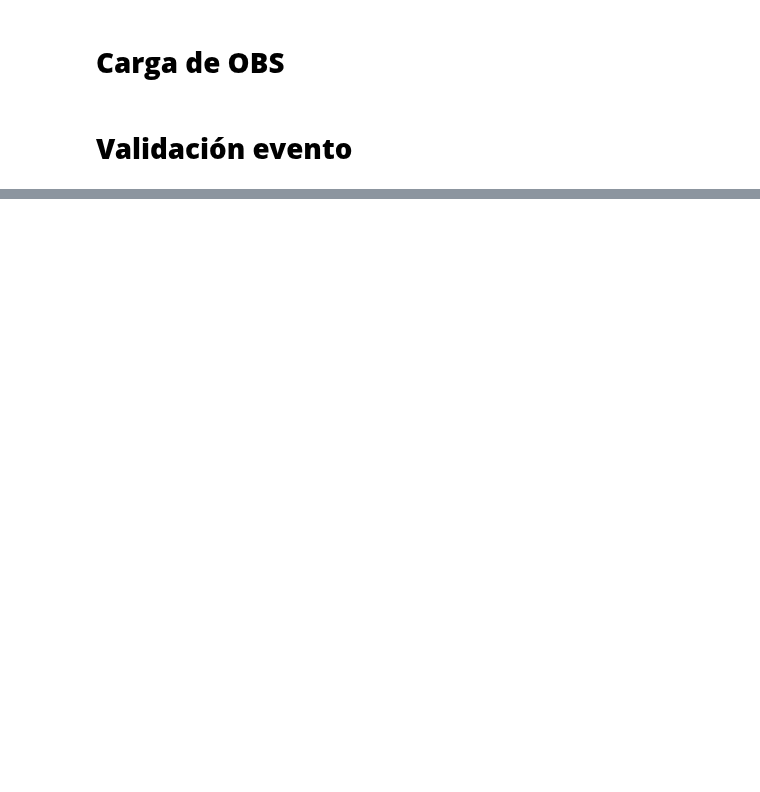
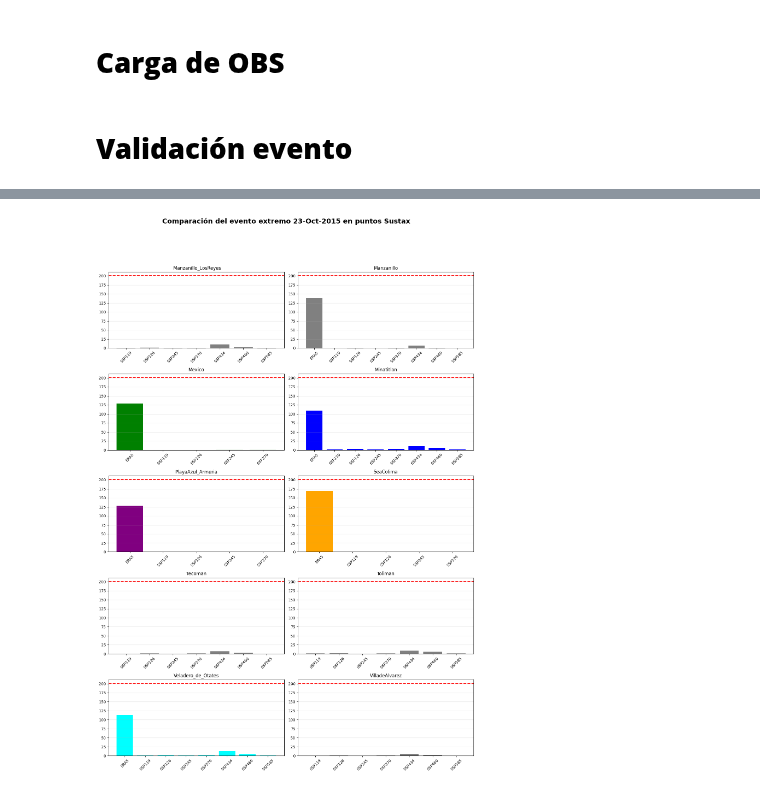
Before and after one commit to RenteriaRaul/Doctorado-DCAG, a Jupyter notebook: notebooks/sustax/03_sustax_event_analysis_2015.ipynb, the cells around one changed output, grey strips where cells are left out. Drawn from its saved outputs; the diff is of its cells as text; code cells hidden in the pictures; blank space fills up the shorter version.

```diff
--- a/notebooks/sustax/03_sustax_event_analysis_2015.ipynb
+++ b/notebooks/sustax/03_sustax_event_analysis_2015.ipynb
@@ -99,0 +212,55 @@ display(df_validation.head())
+# %%
+import math
+
+n = len(points)
+cols = 2
+rows = math.ceil(n / cols)
+
+fig, axes = plt.subplots(rows, cols, figsize=(14, rows*4))
+
+axes = axes.flatten()
+
+for i, point in enumerate(points):
+
+    ax = axes[i]
+
+    df_plot = df_event_scenarios[df_event_scenarios["sustax_total"] == point].copy()
+
+    df_plot = (
+        df_plot.set_index("scenario")
+        .reindex(scenario_order)
+        .reset_index()
+    )
+
+    scenarios = df_plot["scenario"]
+    values = df_plot["event_value_mm"]
+
+    color = color_map.get(point, "gray")
+
+    ax.bar(scenarios, values, color=color)
+
+    ax.axhline(obs_value, color="red", linestyle="--", linewidth=2)
+
+    titulo = point.replace("Sustax_", "").replace("Total", "")
+    ax.set_title(titulo)
+
+    ax.tick_params(axis="x", rotation=45)
+    ax.grid(axis="y", alpha=0.3)
+
+# quitar ejes vacíos si sobran
+for j in range(i+1, len(axes)):
+    fig.delaxes(axes[j])
+
+fig.suptitle(
+    "Comparación del evento extremo 23-Oct-2015 en puntos Sustax",
+    fontsize=18,
+    fontweight="bold",
+    y=1.02
+)
+plt.tight_layout(rect=[0, 0, 1, 0.96])
+# GUARDAR FIGURA GLOBAL
+plt.savefig(os.path.join(OUT_DIR, "Figura_global_evento_2015.png"), dpi=300, bbox_inches="tight")
+
+plt.show()
+# %% [output]
+[figure, added]
```
Also changed, not shown: parts of 3 cells of this notebook.
